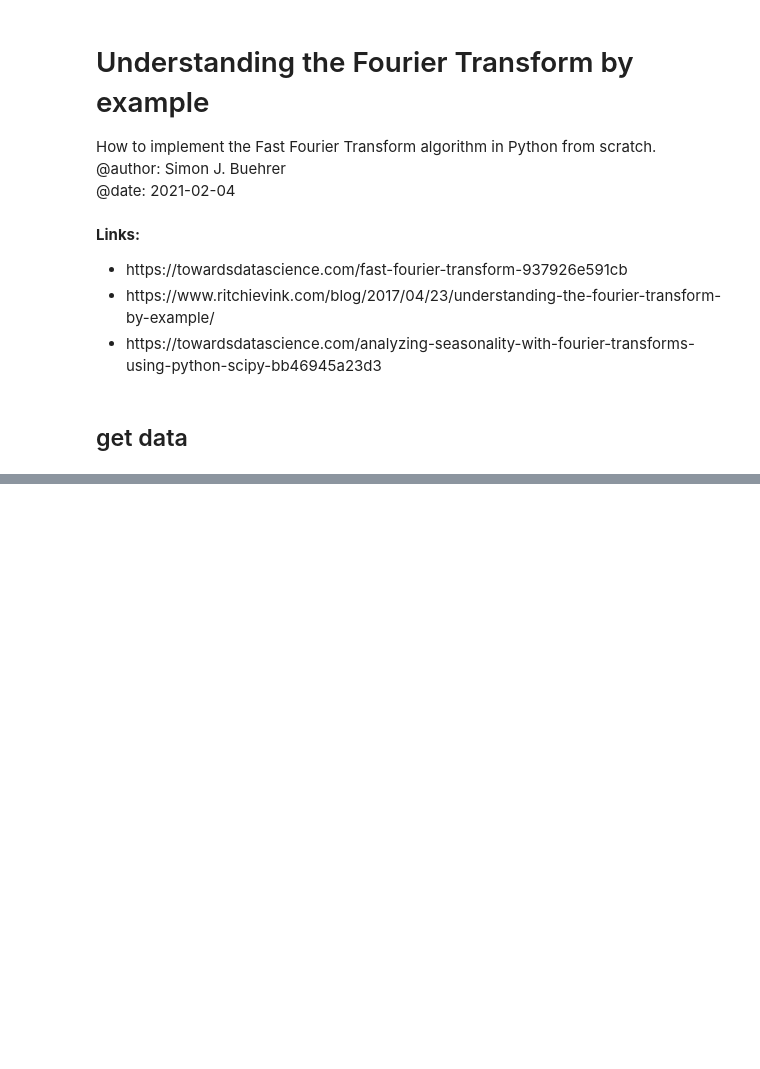
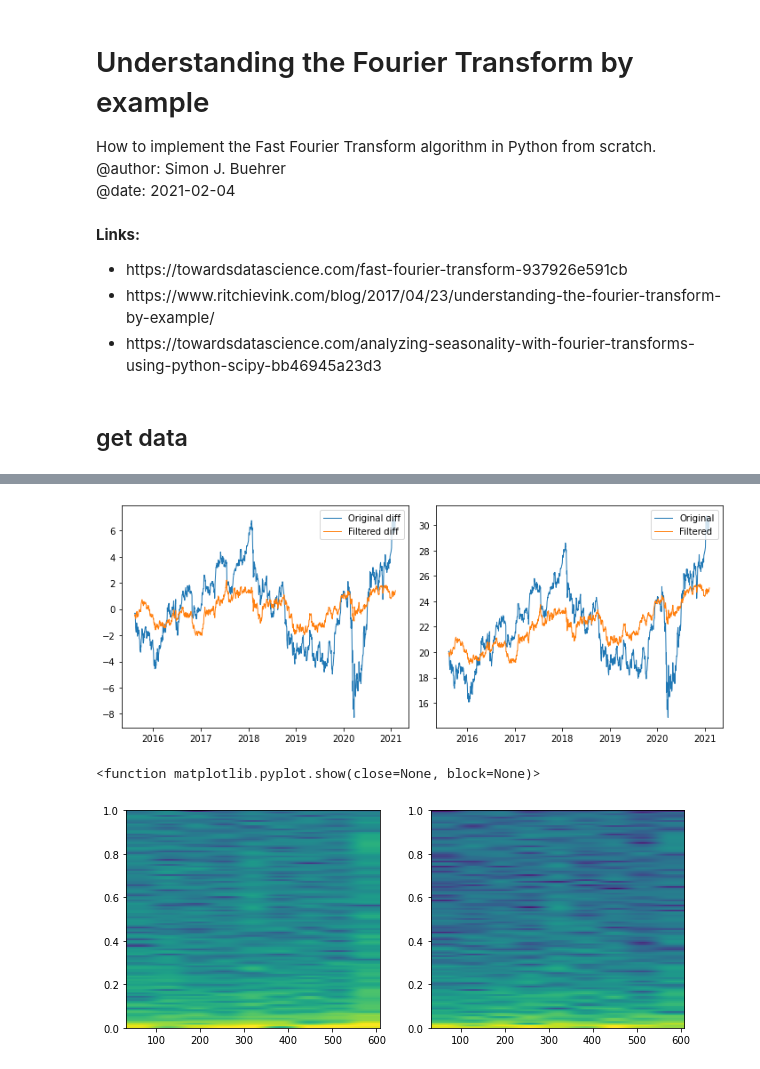
Before and after one commit to simonbuehrer/FFT-test, a Jupyter notebook: 00-fft-stock-market.ipynb, the cells around one changed output, grey strips where cells are left out. Drawn from its saved outputs; the diff is of its cells as text; code cells hidden in the pictures; blank space fills up the shorter version.

```diff
--- a/00-fft-stock-market.ipynb
+++ b/00-fft-stock-market.ipynb
@@ -118,0 +118,9 @@ plt.show()
+# %%
+output = pd.DataFrame()
+output['index'] = peaks
+output['freq'] = freq[peaks]
+output['amplitude'] = power[peaks]
+output['fft'] = fft_output[peaks]
+output = output.sort_values('amplitude', ascending=False)
+
+output
@@ -118,0 +141,30 @@ plt.show()
+# %%
+filtered_fft_output = np.array([f if i in list(output['index']) else 0 for i, f in enumerate(fft_output)])
+filtered_diff = np.fft.ifft(filtered_fft_output)
+
+stockdata_df['Filtered']=stockdata_df['OLS']+filtered_diff
+
+plt.figure(figsize=(10, 4))
+ax1 = plt.subplot( 1, 2, 1 )
+ax1.plot(stockdata_df.index, stockdata_df['Diff'], linewidth=1, label='Original diff')
+ax1.plot(stockdata_df.index, filtered_diff.real, linewidth=1, label='Filtered diff')
+ax1.legend(loc='upper right')
+
+ax2 = plt.subplot( 1, 2, 2 )
+ax2.plot(stockdata_df.index, stockdata_df['Close'], linewidth=1, label='Original')
+ax2.plot(stockdata_df.index, stockdata_df['Filtered'], linewidth=1, label='Filtered')
+ax2.legend(loc='upper right')
+
+plt.tight_layout()
+plt.show()
+
+plt.figure(figsize=(10, 4))
+ax1 = plt.subplot( 1, 2, 1 )
+ax1.specgram(stockdata_df['Diff'])
+ax2 = plt.subplot( 1, 2, 2 )
+ax2.specgram(filtered_diff.real)
+plt.show
+# %% [output]
+[figure, added]
+<function matplotlib.pyplot.show(close=None, block=None)>
+[figure, added]
```
Also changed, not shown: parts of 15 cells of this notebook.
